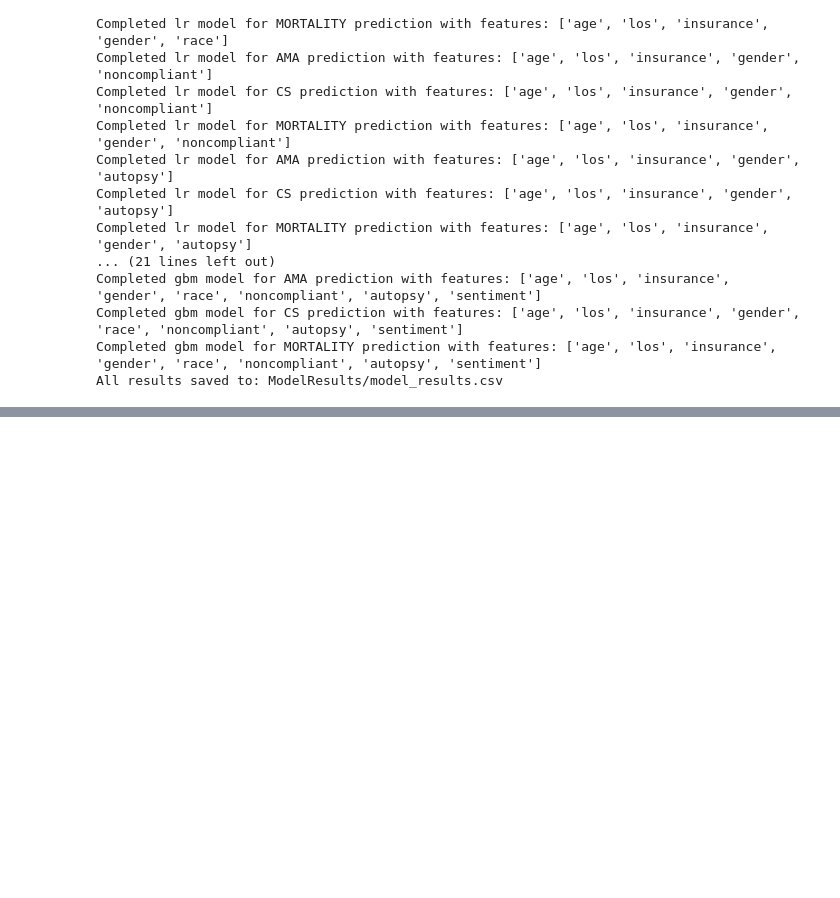
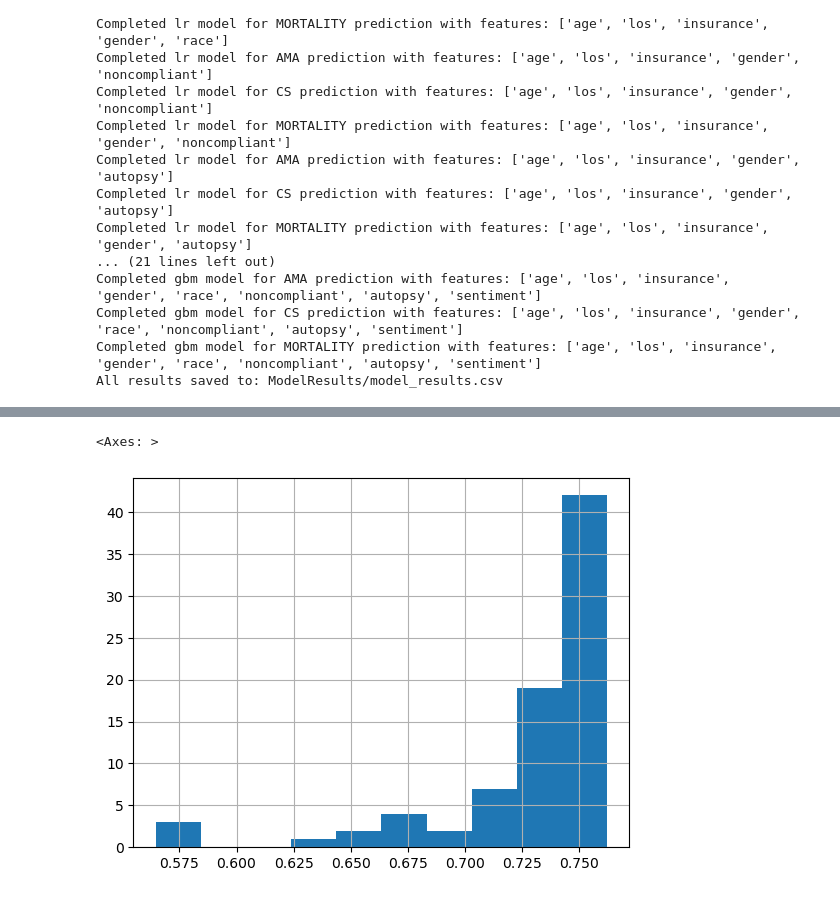
Before and after one commit to LalithD/mistrust-healthcare, a Jupyter notebook: outcomes_ml.ipynb, the cells around one changed output, grey strips where cells are left out. Cells and saved outputs as stored; diff of their text form; code cells hidden in the pictures; blank space fills up the shorter version.

Commit message:
Added hyperparameter tuning and summary of model results

```diff
--- a/outcomes_ml.ipynb
+++ b/outcomes_ml.ipynb
@@ -450,7 +450,7 @@ all_feature_combinations = [
 ]
 model_types = ['lr', 'gbm']
 model_params = {
-    'lr': {'C': 0.1, 'penalty': 'l2', 'tol': 0.01},
+    'lr': {'C': 0.1, 'penalty': 'l1', 'solver': 'liblinear', 'tol': 0.01},
     'gbm': {
         'n_estimators': 100,
         'learning_rate': 0.1,
@@ -514,0 +631,5 @@ All results saved to: ModelResults/model_results.csv
+# %%
+hyperparam_results['auc'].hist()
+# %% [output]
+<Axes: >
+[figure, added]
```
Also changed, not shown: parts of 5 cells of this notebook, 4 other files.
